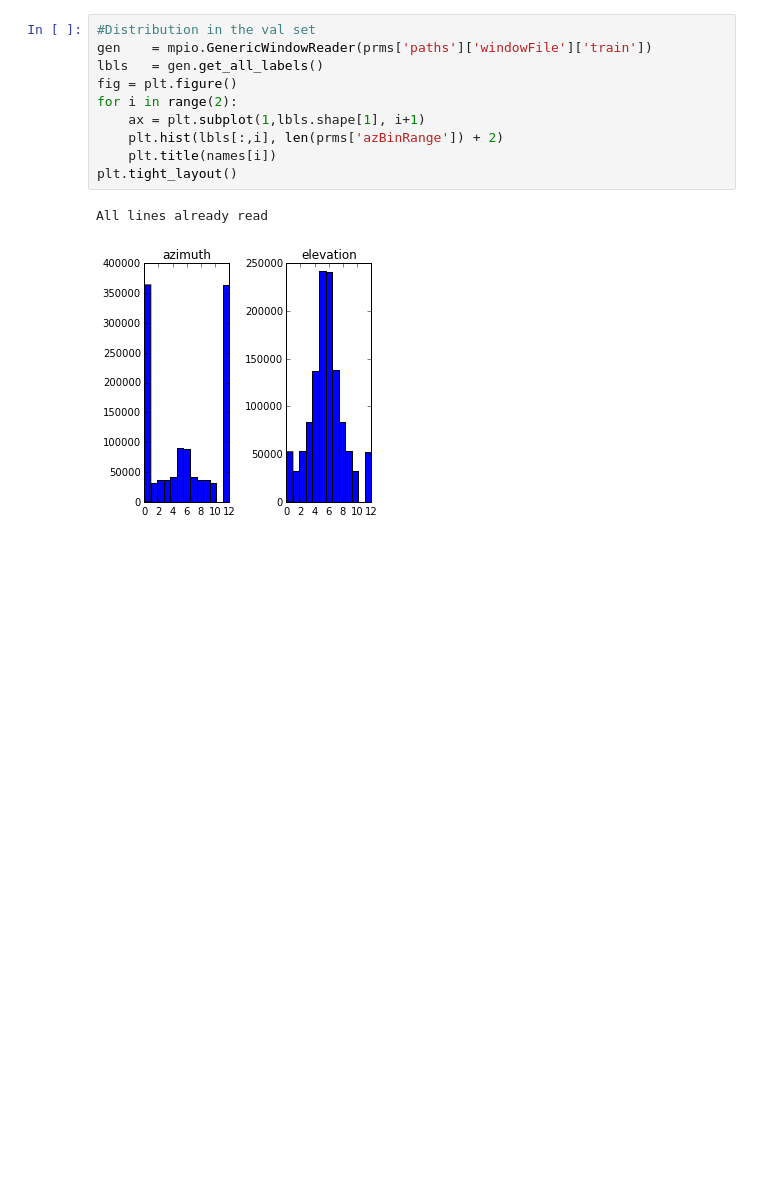
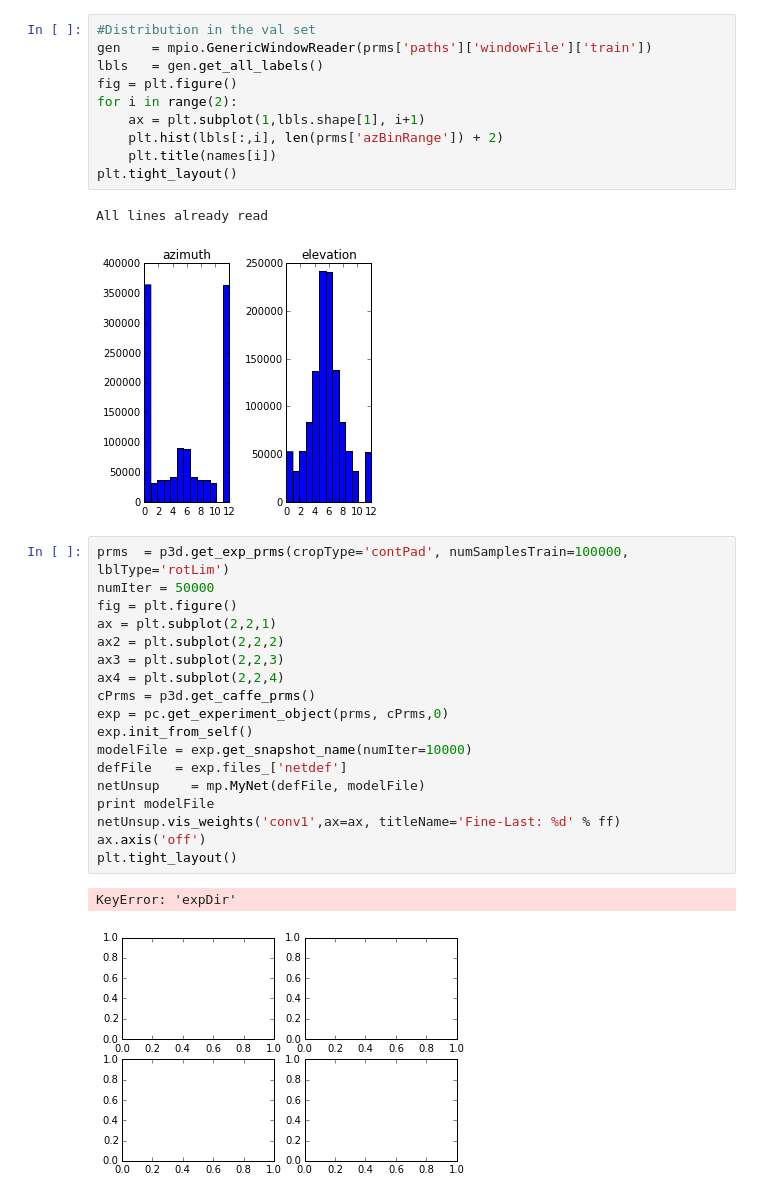
Before and after one commit to pulkitag/caffe, a Jupyter notebook: modelFiles/keypoints/documentation/Relative-Rotations.ipynb, the cells around one changed output. Drawn from its saved outputs; the diff is of its cells as text; blank space fills up the shorter version.

```diff
--- a/modelFiles/keypoints/documentation/Relative-Rotations.ipynb
+++ b/modelFiles/keypoints/documentation/Relative-Rotations.ipynb
@@ -343,3 +343,24 @@ plt.tight_layout()
 # %% [output]
 All lines already read
 [figure]
+# %%
+prms  = p3d.get_exp_prms(cropType='contPad', numSamplesTrain=100000, lblType='rotLim')
+numIter = 50000
+fig = plt.figure()
+ax = plt.subplot(2,2,1)
+ax2 = plt.subplot(2,2,2)
+ax3 = plt.subplot(2,2,3)
+ax4 = plt.subplot(2,2,4)
+cPrms = p3d.get_caffe_prms()
+exp = pc.get_experiment_object(prms, cPrms,0)
+exp.init_from_self()
+modelFile = exp.get_snapshot_name(numIter=10000)
+defFile   = exp.files_['netdef']
+netUnsup    = mp.MyNet(defFile, modelFile)
+print modelFile
+netUnsup.vis_weights('conv1',ax=ax, titleName='Fine-Last: %d' % ff)
+ax.axis('off')
+plt.tight_layout()
+# %% [output]
+KeyError: 'expDir'
+[figure, added]
```
Also changed, not shown: 59 other files.
